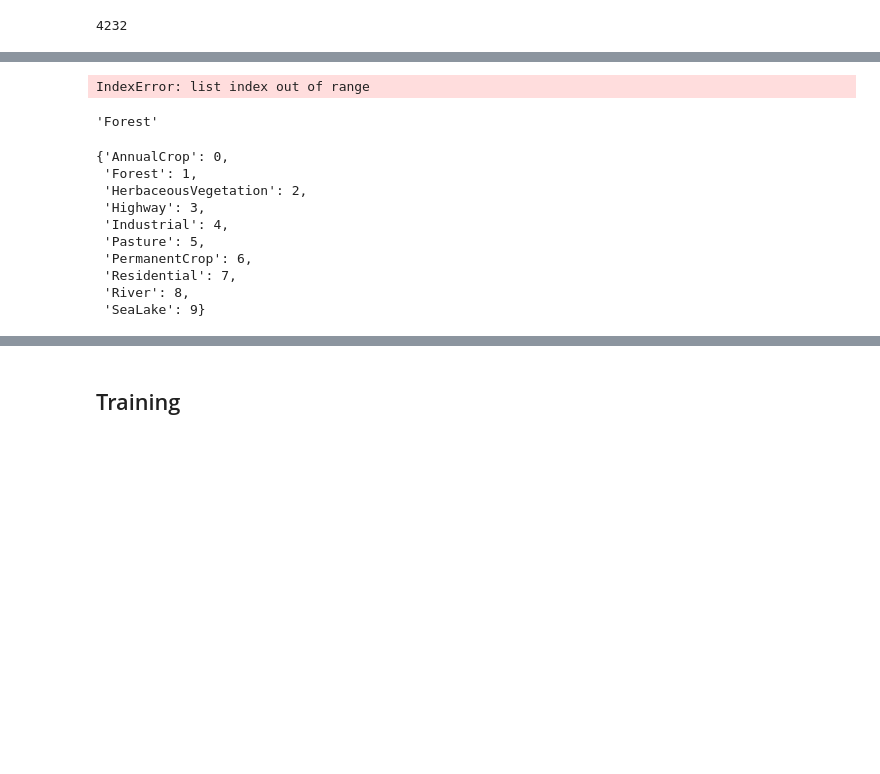
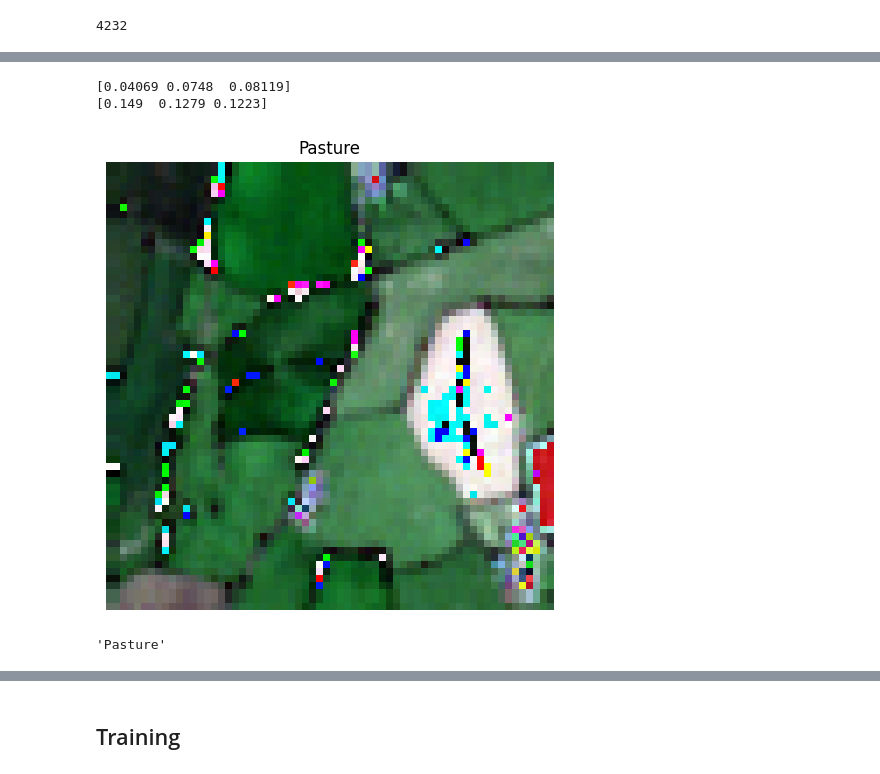
Before and after one commit to urbanlutz/AIML24_RandomForestRangers, a Jupyter notebook: ML_Coding_Challenge_Random_Forest_Rangers.ipynb, the cells around one changed output, grey strips where cells are left out. Saved outputs shown, nothing was run; the diff lists cells and outputs as text; code cells hidden in the pictures; blank space fills up the shorter version.

```diff
--- a/ML_Coding_Challenge_Random_Forest_Rangers.ipynb
+++ b/ML_Coding_Challenge_Random_Forest_Rangers.ipynb
@@ -77,14 +83,39 @@ def load_img(img_path:str) -> np.ndarray:
   return img
 
 
+ids2labels = {0: 'AnnualCrop',
+ 1: 'Forest',
+ 2: 'HerbaceousVegetation',
+ 3: 'Highway',
+ 4: 'Industrial',
+ 5: 'Pasture',
+ 6: 'PermanentCrop',
+ 7: 'Residential',
+ 8: 'River',
+ 9: 'SeaLake'}
+
+labels2ids = {v: k for k, v in ids2labels.items()}
+
+def text2oh(label):
+    one_hot = np.zeros(10)
+    one_hot.put(labels2ids[label], 1)
+    return one_hot
+
+def oh2text(one_hot):
+    try:
+        one_hot = one_hot.numpy()
+    except:
+        pass
+    idx = np.argmax(one_hot)
+    return ids2labels[idx]
 
 class SentinelTrain(Dataset):
     def __init__(self, transformations=None):
         self.img_paths = [path.replace('\\', '/') for path in glob.glob(os.path.join(TRAINING_PATH, "*", f"*.tif"))]
 
-        labels = set([path.split('/')[-1].split('_')[0] for path in self.img_paths]) # get unique labels
-        self.label2ids = {name: id for (id, name) in enumerate(sorted(labels))} # map an id to each label
-        self.ids2label = {v:k for k, v in self.label2ids.items()} # reverse lookup dict
+        # labels = set([path.split('/')[-1].split('_')[0] for path in self.img_paths]) # get unique labels
+        # self.label2ids = {name: id for (id, name) in enumerate(sorted(labels))} # map an id to each label
+        # self.ids2label = {v:k for k, v in self.label2ids.items()} # reverse lookup dict
         self.transformations = transformations
 
     def __len__(self):
@@ -98,17 +129,10 @@ class SentinelTrain(Dataset):
             image = self.transformations(image)
 
         label = img_path.split("/")[-1].split("_")[0]
-        one_hot = self.text2oh(label)
+        one_hot = text2oh(label)
         return image, one_hot
 
-    def text2oh(self, label):
-        one_hot = np.zeros(10)
-        one_hot.put(self.label2ids[label], 1)
-        return one_hot
 
-    def oh2text(self, one_hot):
-        idx = np.argmax(one_hot)
-        return self.ids2label[idx]
 
 def get_id(img_path):
     return img_path.split("/")[-1].split("_")[-1].split(".")[0]
@@ -219,24 +259,13 @@ def print_image(img, label, rgb_bands=[3,2,1])-> None:
   plt.show()
 # %%
 # Example image from train
-img, label = train_dataset.__getitem__(5000)
-print_image(img, train_dataset.oh2text(label), [0,1,2])
+img, label = train_dataset.__getitem__(120)
+print_image(img, oh2text(label), [0,1,2])
 # %% [output]
-IndexError: list index out of range
+[0.04069 0.0748  0.08119]
+[0.149  0.1279 0.1223]
+[figure, added]
-# %%
-train_dataset.oh2text(label)
-# %% [output]
-'Forest'
-# %%
-train_dataset.label2ids
-# %% [output]
-{'AnnualCrop': 0,
- 'Forest': 1,
- 'HerbaceousVegetation': 2,
- 'Highway': 3,
- 'Industrial': 4,
- 'Pasture': 5,
- 'PermanentCrop': 6,
- 'Residential': 7,
- 'River': 8,
- 'SeaLake': 9}
+# %%
+oh2text(label)
+# %% [output]
+'Pasture'
```
Also changed, not shown: parts of 26 cells of this notebook, 1 other file.
